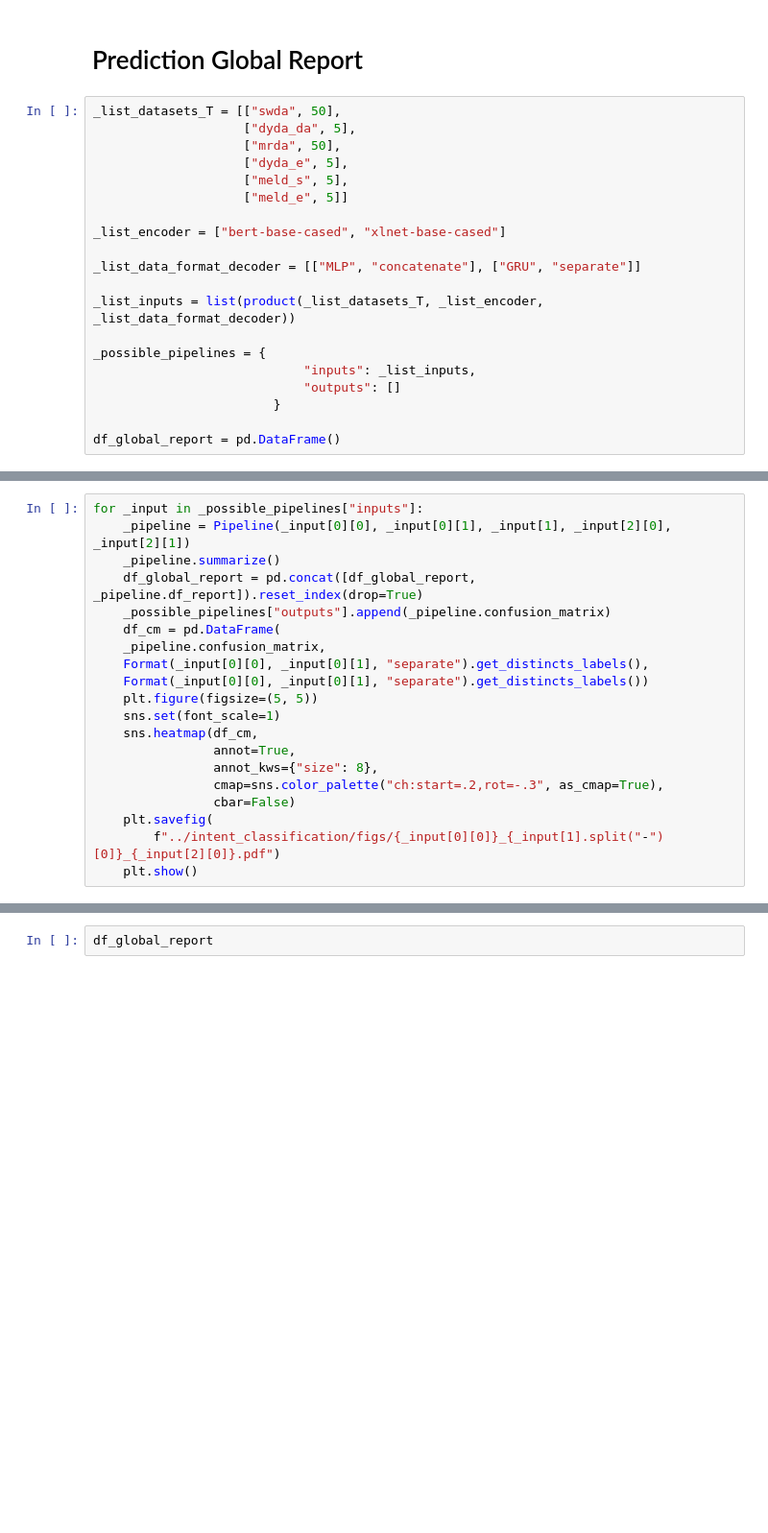
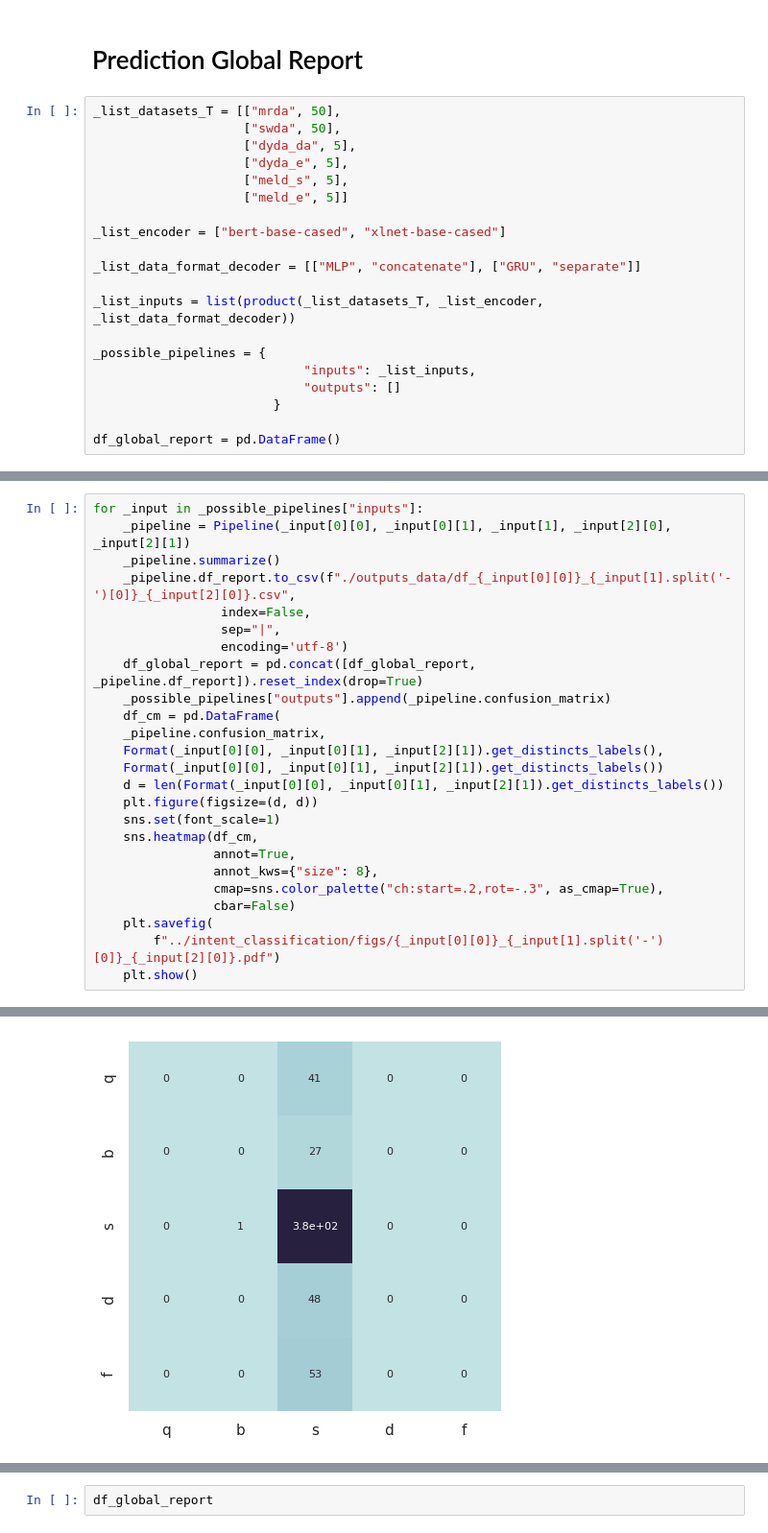
Before and after one commit to konkinit/intent_classification, a Jupyter notebook: notebooks/experimental_results.ipynb, the cells around one changed output, grey strips where cells are left out. Shown at 96% size. Cells and saved outputs as stored; diff of their text form; blank space fills up the shorter version.

Commit message:
globa report

```diff
--- a/notebooks/experimental_results.ipynb
+++ b/notebooks/experimental_results.ipynb
@@ -15,9 +23,9 @@ sns.set_theme()
 # %% [markdown]
 # Prediction Global Report
 # %%
-_list_datasets_T = [["swda", 50],
+_list_datasets_T = [["mrda", 50],
+                    ["swda", 50],
                     ["dyda_da", 5],
-                    ["mrda", 50],
                     ["dyda_e", 5],
                     ["meld_s", 5],
                     ["meld_e", 5]]
@@ -40,13 +66,18 @@ _possible_pipelines
 for _input in _possible_pipelines["inputs"]:
     _pipeline = Pipeline(_input[0][0], _input[0][1], _input[1], _input[2][0], _input[2][1])
     _pipeline.summarize()
+    _pipeline.df_report.to_csv(f"./outputs_data/df_{_input[0][0]}_{_input[1].split('-')[0]}_{_input[2][0]}.csv",
+                 index=False,
+                 sep="|",
+                 encoding='utf-8')
     df_global_report = pd.concat([df_global_report, _pipeline.df_report]).reset_index(drop=True)
     _possible_pipelines["outputs"].append(_pipeline.confusion_matrix)
     df_cm = pd.DataFrame(
     _pipeline.confusion_matrix,
-    Format(_input[0][0], _input[0][1], "separate").get_distincts_labels(),
-    Format(_input[0][0], _input[0][1], "separate").get_distincts_labels())
-    plt.figure(figsize=(5, 5))
+    Format(_input[0][0], _input[0][1], _input[2][1]).get_distincts_labels(),
+    Format(_input[0][0], _input[0][1], _input[2][1]).get_distincts_labels())
+    d = len(Format(_input[0][0], _input[0][1], _input[2][1]).get_distincts_labels())
+    plt.figure(figsize=(d, d))
     sns.set(font_scale=1)
     sns.heatmap(df_cm,
                 annot=True,
@@ -54,5 +85,6 @@ for _input in _possible_pipelines["inputs"]:
                 cmap=sns.color_palette("ch:start=.2,rot=-.3", as_cmap=True),
                 cbar=False)
     plt.savefig(
-        f"../intent_classification/figs/{_input[0][0]}_{_input[1].split("-")[0]}_{_input[2][0]}.pdf")
+        f"../intent_classification/figs/{_input[0][0]}_{_input[1].split('-')[0]}_{_input[2][0]}.pdf")
     plt.show()
+# %% [output]
@@ -58,0 +106 @@ for _input in _possible_pipelines["inputs"]:
+[figure, added]
```
Also changed, not shown: parts of 3 cells of this notebook, 15 other files.
